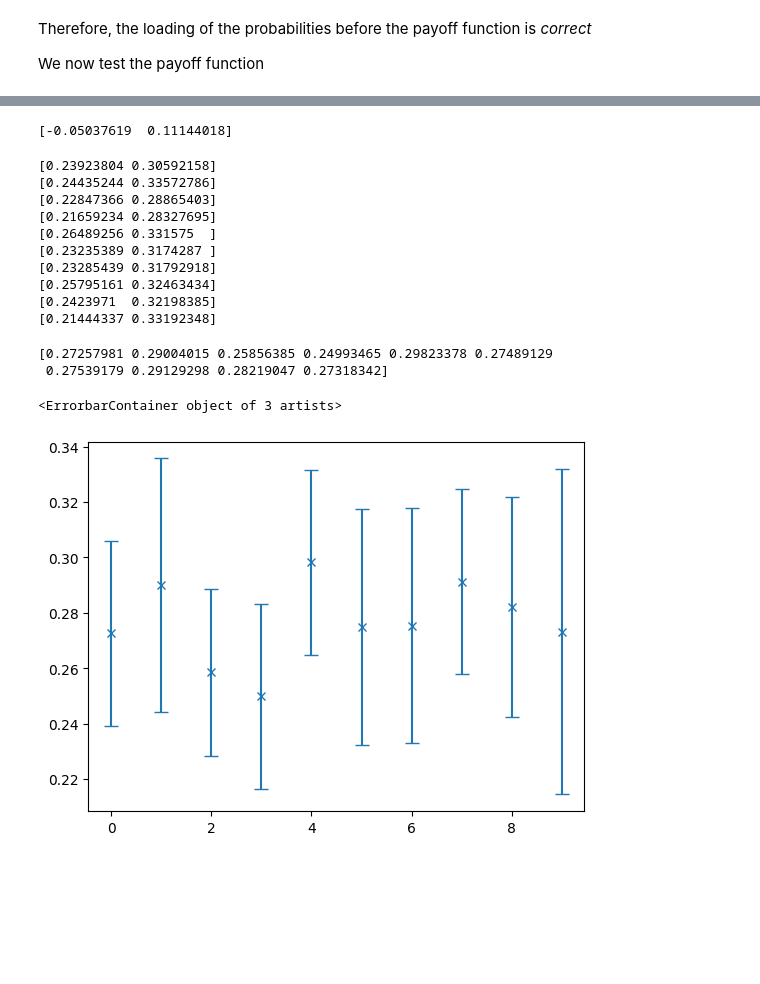
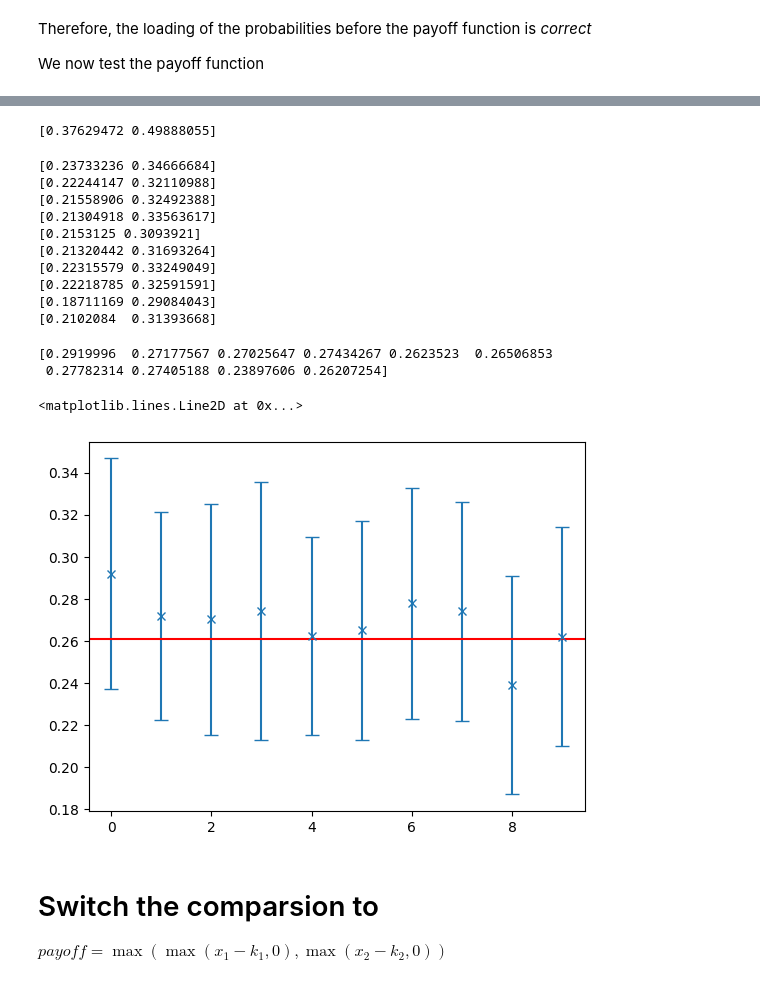
Before and after one commit to jianjun-dot/quantum-finance, a Jupyter notebook: best_of_call.ipynb, the cells around one changed output, grey strips where cells are left out. Saved outputs shown, nothing was run; the diff lists cells and outputs as text; code cells hidden in the pictures; blank space fills up the shorter version.

```diff
--- a/best_of_call.ipynb
+++ b/best_of_call.ipynb
@@ -1442,11 +1385,10 @@ We now test the payoff function
 # %%
 
 import numpy as np
-
 from qiskit.circuit.library import LinearAmplitudeFunction
 
 strike_price_1 = 1.9
-strike_price_2 = 1.9
+strike_price_2 = 1.4
 
 # first_number = 6
 # second_number = 2
@@ -1593,14 +1535,14 @@ test_circuit.append(
 # )
 test_circuit.append(
     controlled_first_objective,
-    [compare_ancilla_register[0]]
+    [compare_ancilla_register[1]]
     + first_number_register[:]
     + objective_register[:]
     + objective_ancilla_register[:],
 )
 test_circuit.append(
     controlled_second_objective,
-    [compare_ancilla_register[1]]
+    [compare_ancilla_register[0]]
     + second_number_register[:]
     + objective_register[:]
     + objective_ancilla_register[:],
@@ -1712,7 +1633,7 @@ print(np.array(result.confidence_interval_processed))
 # print(np.array(result.confidence_interval)*(high-low) + low)
 # print(result.confidence_interval_processed[0] < exact_value < result.confidence_interval_processed[1])
 # %% [output]
-[-0.05037619  0.11144018]
+[0.37629472 0.49888055]
 # %%
 for _ in range(10):
     ae = IterativeAmplitudeEstimation(
@@ -1722,36 +1643,43 @@ for _ in range(10):
     result = ae.estimate(problem)
     print(np.array(result.confidence_interval_processed))
 # %% [output]
-[0.23923804 0.30592158]
-[0.24435244 0.33572786]
-[0.22847366 0.28865403]
-[0.21659234 0.28327695]
-[0.26489256 0.331575  ]
-[0.23235389 0.3174287 ]
-[0.23285439 0.31792918]
-[0.25795161 0.32463434]
-[0.2423971  0.32198385]
-[0.21444337 0.33192348]
+[0.23733236 0.34666684]
+[0.22244147 0.32110988]
+[0.21558906 0.32492388]
+[0.21304918 0.33563617]
+[0.2153125 0.3093921]
+[0.21320442 0.31693264]
+[0.22315579 0.33249049]
+[0.22218785 0.32591591]
+[0.18711169 0.29084043]
+[0.2102084  0.31393668]
 # %%
 import matplotlib.pyplot as plt
-data = [[0.23923804, 0.30592158],
-[0.24435244, 0.33572786],
-[0.22847366, 0.28865403],
-[0.21659234, 0.28327695],
-[0.26489256, 0.331575  ],
-[0.23235389, 0.3174287 ],
-[0.23285439, 0.31792918],
-[0.25795161, 0.32463434],
-[0.2423971 , 0.32198385],
-[0.21444337, 0.33192348]]
+data = [
+    [0.23733236, 0.34666684],
+    [0.22244147, 0.32110988],
+    [0.21558906, 0.32492388],
+    [0.21304918, 0.33563617],
+    [0.2153125, 0.3093921],
+    [0.21320442, 0.31693264],
+    [0.22315579, 0.33249049],
+    [0.22218785, 0.32591591],
+    [0.18711169, 0.29084043],
+    [0.2102084,  0.31393668],
+]
 # %%
 data = np.array(data)
 print(np.mean(data, axis=1))
 
 all_mean = np.mean(data, axis=1)
 plt.errorbar(range(len(data)), all_mean,fmt="x", yerr=[all_mean - data[:,0], data[:,1]-all_mean], capsize=5)
+plt.axhline(expected_payoff, color="r")
 # %% [output]
-[0.27257981 0.29004015 0.25856385 0.24993465 0.29823378 0.27489129
- 0.27539179 0.29129298 0.28219047 0.27318342]
+[0.2919996  0.27177567 0.27025647 0.27434267 0.2623523  0.26506853
+ 0.27782314 0.27405188 0.23897606 0.26207254]
-<ErrorbarContainer object of 3 artists>
+<matplotlib.lines.Line2D at 0x...>
-[figure, old version]
+[figure, new version]
+# %% [markdown]
+# Switch the comparsion to
+
+$payoff = \max(\max(x_1 - k_1, 0), \max(x_2-k_2, 0))$
```
Also changed, not shown: parts of 24 cells of this notebook, 12 other files.
